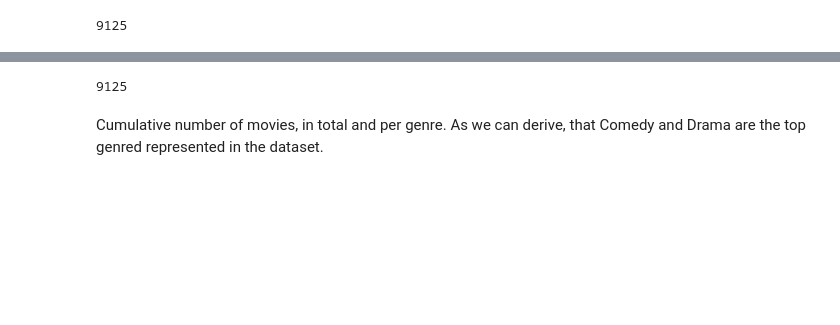
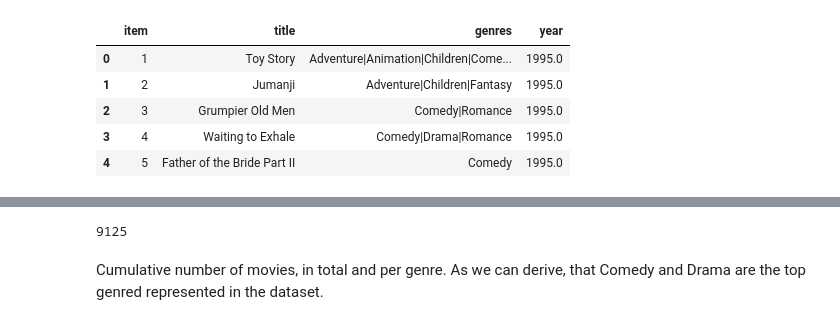
Before and after one commit to DeniseWarncke/Fair-Recommendations, a Jupyter notebook: Data Analysis, lenskit.ipynb, the cells around one changed output, grey strips where cells are left out. Saved outputs shown, nothing was run; the diff lists cells and outputs as text; code cells hidden in the pictures; blank space fills up the shorter version.

```diff
--- a/Data Analysis, lenskit.ipynb
+++ b/Data Analysis, lenskit.ipynb
@@ -33,7 +42,12 @@ items.year = items.year.dt.year # As there are some NaN years, resulting type wi
 items.title = items.title.str[:-7]
-# %%
-items['item'].count()
-# %% [output]
-9125
+# %%
+items.head()
+# %% [output]
+|  | item | title | genres | year |
+| 0 | 1 | Toy Story | Adventure|Animation|Children|Come... | 1995.0 |
+| 1 | 2 | Jumanji | Adventure|Children|Fantasy | 1995.0 |
+| 2 | 3 | Grumpier Old Men | Comedy|Romance | 1995.0 |
+| 3 | 4 | Waiting to Exhale | Comedy|Drama|Romance | 1995.0 |
+| 4 | 5 | Father of the Bride Part II | Comedy | 1995.0 |
 # %%
 genres_unique = pd.DataFrame(items.genres.str.split('|').tolist()).stack().unique()
```
Also changed, not shown: parts of 14 cells of this notebook.
